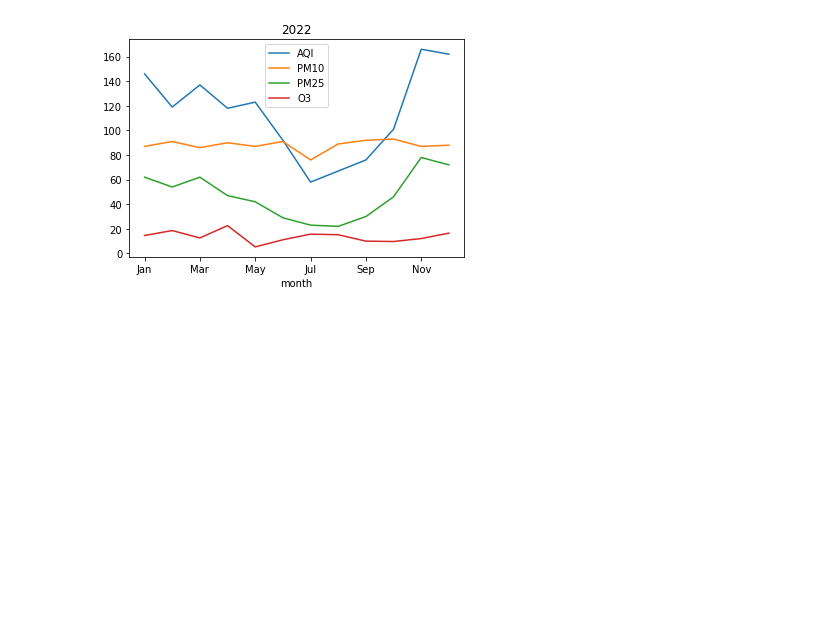
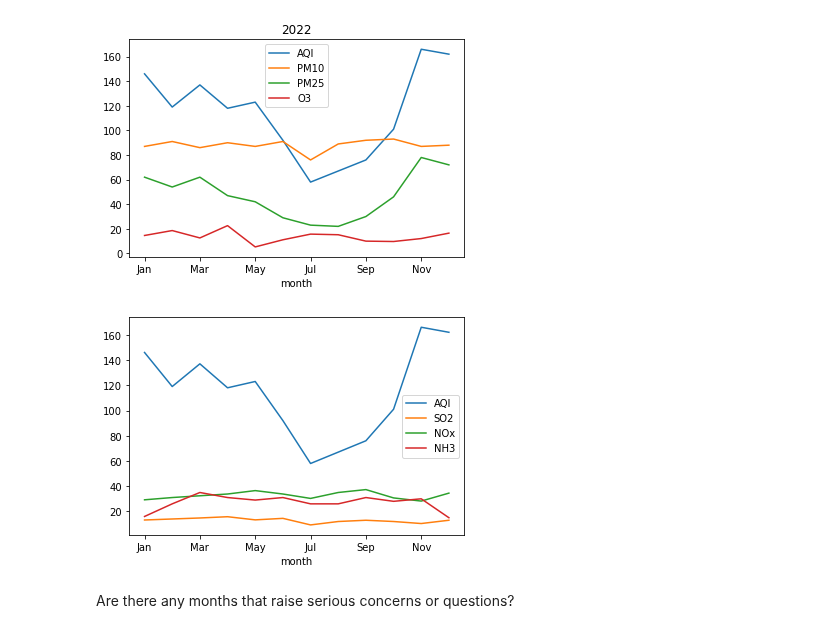
Before and after one commit to danileahacker/Air-Quality-in-Hyderabad-Pollution-Analysis, a Jupyter notebook: pollution_eda.ipynb, the cells around one changed output. Cells and saved outputs as stored; diff of their text form; code cells hidden in the pictures; blank space fills up the shorter version.

```diff
--- a/pollution_eda.ipynb
+++ b/pollution_eda.ipynb
@@ -351,3 +351,10 @@ graph_2022_top = aqi_2022.plot(x='month', y=['AQI', 'PM10', 'PM25', 'O3'], title
 graph_2022_top;
 # %% [output]
 [figure]
+# %%
+graph_2022_bottom = aqi_2022.plot(x='month', y=['AQI', 'SO2', 'NOx', 'NH3'])
+graph_2022_bottom;
+# %% [output]
+[figure, added]
+# %% [markdown]
+Are there any months that raise serious concerns or questions?
```
